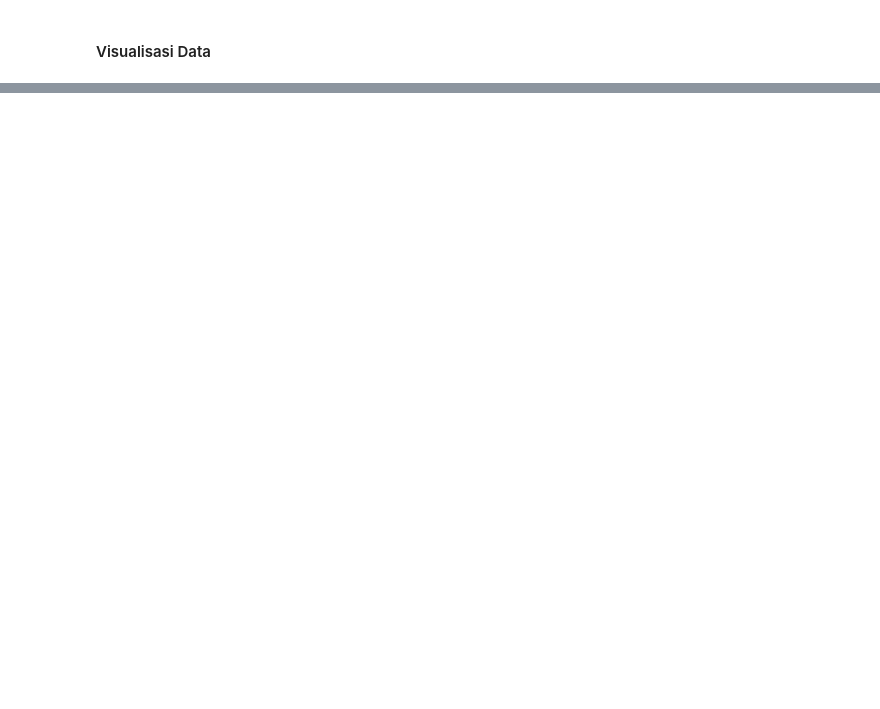
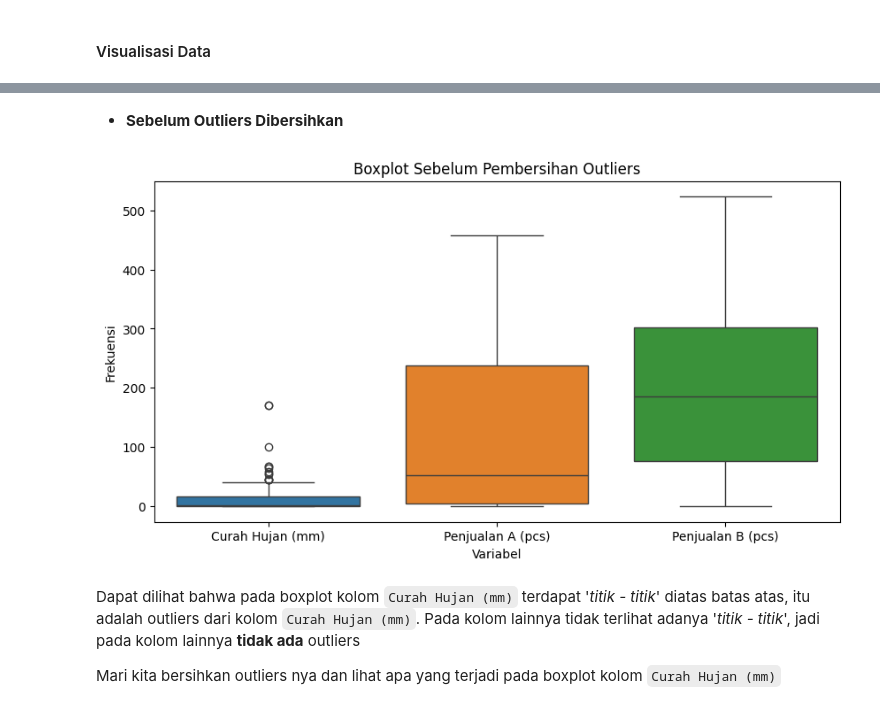
Before and after one commit to Trenttzzz/Tugas-Statprob, a Jupyter notebook: main.ipynb, the cells around one changed output, grey strips where cells are left out. Drawn from its saved outputs; the diff is of its cells as text; code cells hidden in the pictures; blank space fills up the shorter version.

```diff
--- a/main.ipynb
+++ b/main.ipynb
@@ -79,0 +269,16 @@ plt.show()
+# %% [markdown]
+ - **Sebelum Outliers Dibersihkan**
+# %%
+# Membuat boxplot sebelum membersihkan outliers
+plt.figure(figsize=(10, 5))
+sns.boxplot(data=data.drop('Tanggal', axis=1))
+plt.title('Boxplot Sebelum Pembersihan Outliers')
+plt.ylabel('Frekuensi')
+plt.xlabel('Variabel')
+plt.show()
+# %% [output]
+[figure, added]
+# %% [markdown]
+Dapat dilihat bahwa pada boxplot kolom `Curah Hujan (mm)` terdapat '*titik - titik*' diatas batas atas, itu adalah outliers dari  kolom `Curah Hujan (mm)`. Pada kolom lainnya tidak terlihat adanya '*titik - titik*', jadi pada kolom lainnya **tidak ada** outliers
+
+Mari kita bersihkan outliers nya dan lihat apa yang terjadi pada boxplot kolom `Curah Hujan (mm)`
```
Also changed, not shown: parts of 15 cells of this notebook.
